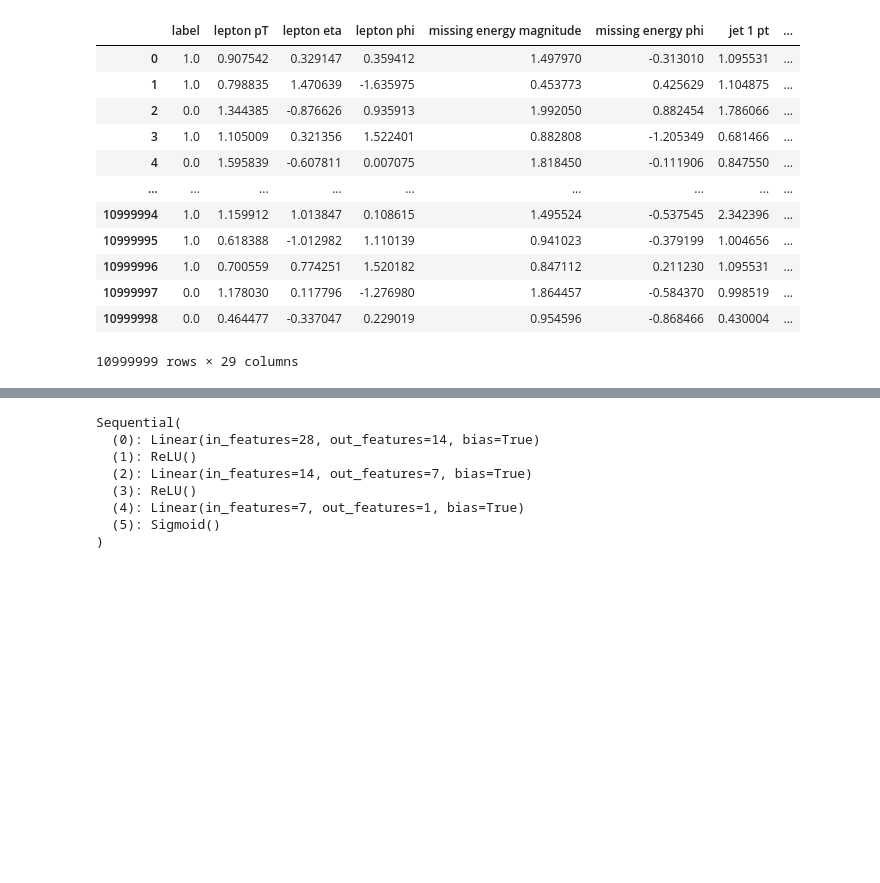
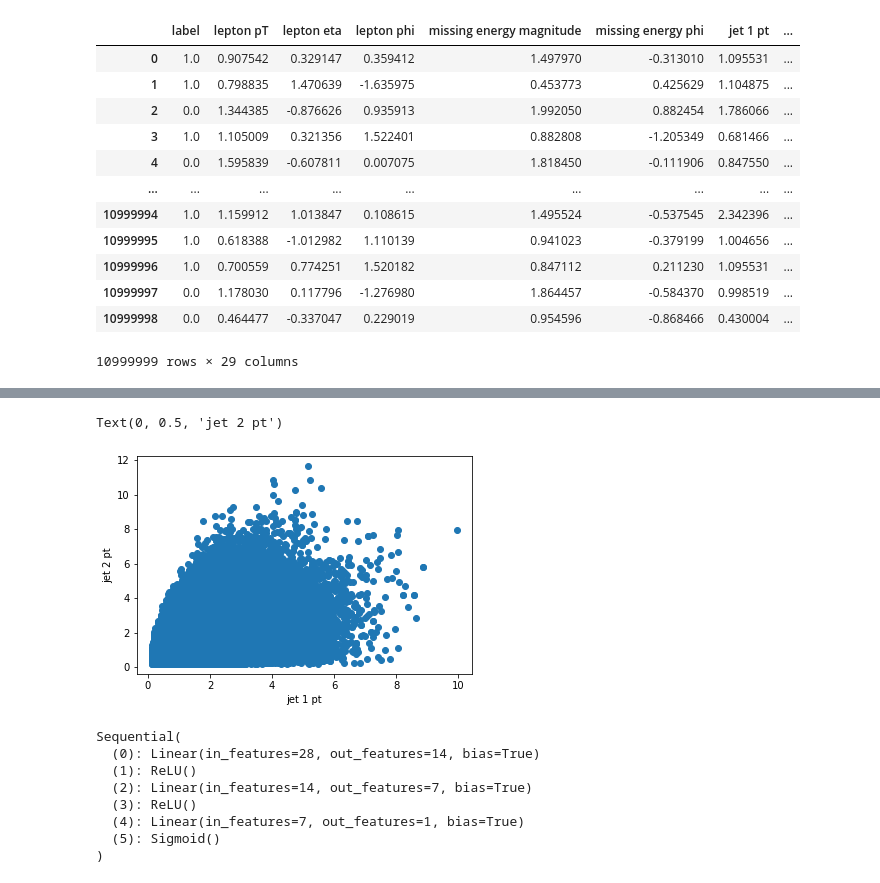
Before and after one commit to Yash-10/Higgs-Classification, a Jupyter notebook: HiggsClassification.ipynb, the cells around one changed output, grey strips where cells are left out. Drawn from its saved outputs; the diff is of its cells as text; code cells hidden in the pictures; blank space fills up the shorter version.

```diff
--- a/HiggsClassification.ipynb
+++ b/HiggsClassification.ipynb
@@ -71,0 +121,7 @@ data
+# %%
+plt.scatter(data[' jet 1 pt'], data[' jet 2 pt'])
+plt.xlabel('jet 1 pt')
+plt.ylabel('jet 2 pt')
+# %% [output]
+Text(0, 0.5, 'jet 2 pt')
+[figure, added]
```
Also changed, not shown: parts of 8 cells of this notebook.
